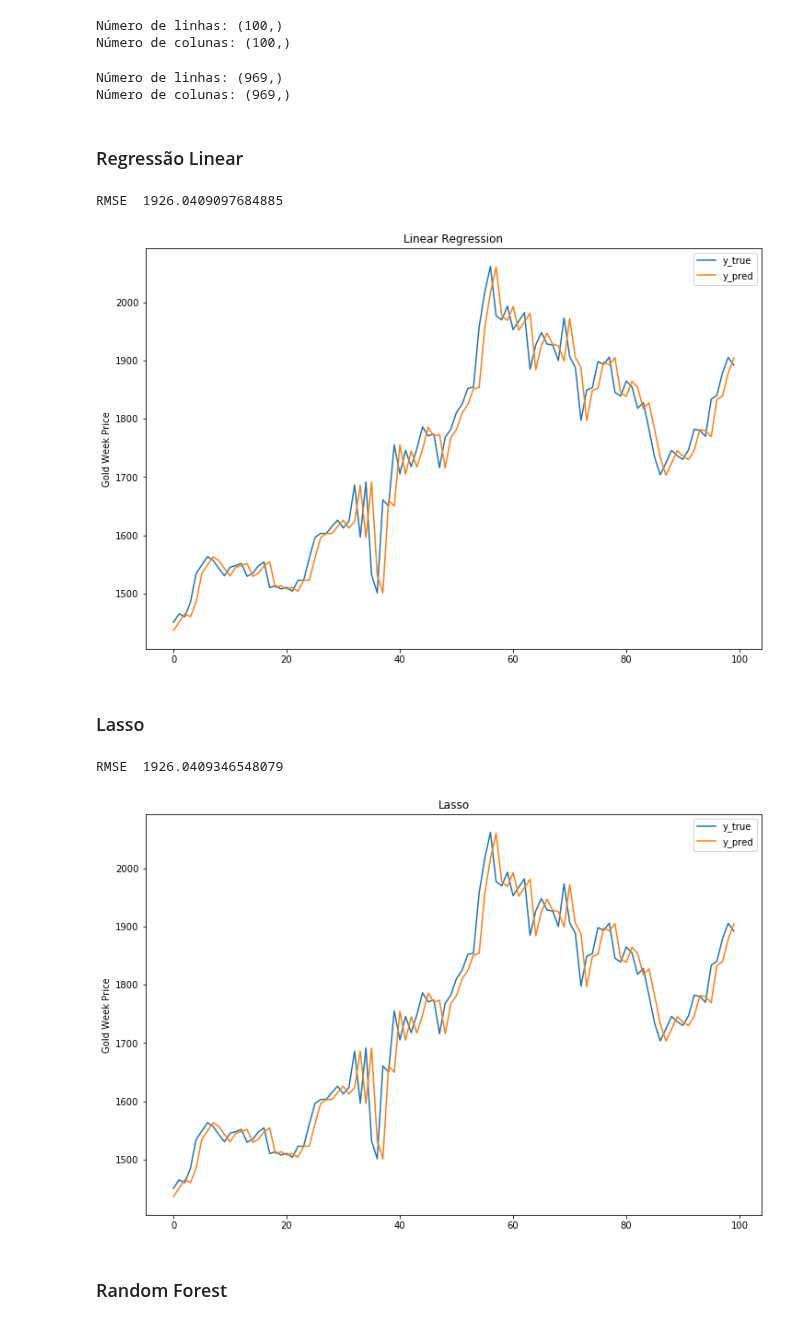
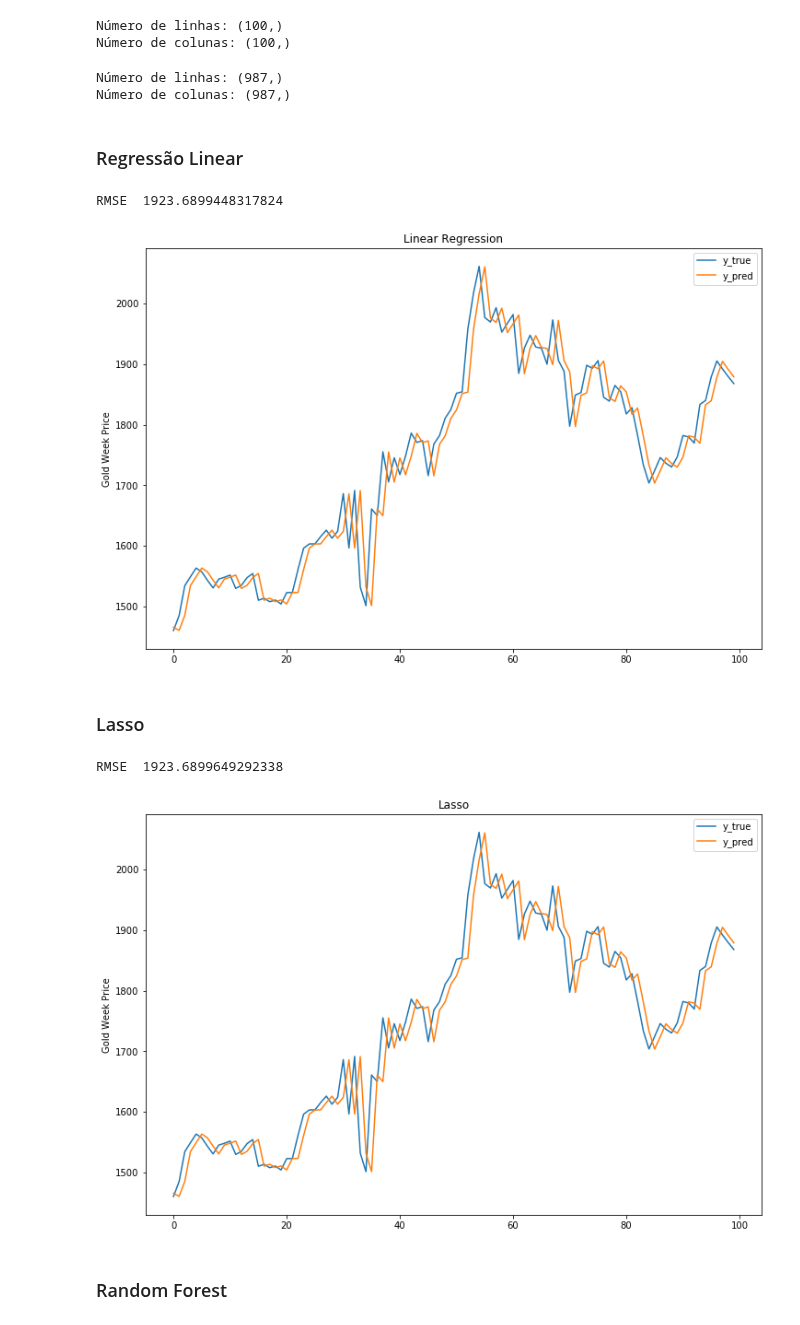
Before and after one commit to andisantos/MO431-432, a Jupyter notebook: MO432/T3/dre.ipynb, the cells around one changed output. Drawn from its saved outputs; the diff is of its cells as text; code cells hidden in the pictures.

```diff
--- a/MO432/T3/dre.ipynb
+++ b/MO432/T3/dre.ipynb
@@ -31,7 +33,3 @@ gold.head()
 | 1093 | 02/07/2000 | 283.2 |
 | 1092 | 09/07/2000 | 281.1 |
 | 1091 | 16/07/2000 | 280.1 |
-# %%
-gold.columns = ['data', 'today_price']
-gold['data']= pd.to_datetime(gold.data)
-gold.head()
@@ -44,0 +36,13 @@ gold.head()
+# %%
+gold['data']= pd.to_datetime(gold.data, dayfirst=True) #transform data into datetime
+gold['last_week_price'] = gold.today_price.shift(1)
+filtro = np.where(gold['today_price'] > gold['last_week_price'], 1, 0)
+gold['target_subida'] = filtro
+gold['next_week_price'] = gold.today_price.shift(-1)
+gold['delta'] = gold.today_price - gold.last_week_price
+gold['m3'] = gold.today_price.rolling(window=3).mean().shift()
+gold['m5'] = gold.today_price.rolling(window=5).mean().shift()
+gold['m7'] = gold.today_price.rolling(window=7).mean().shift()
+gold['m9'] = gold.today_price.rolling(window=9).mean().shift()
+gold.dropna(inplace=True)
+gold.head()
@@ -59,23 +69,0 @@ sns.lineplot(x=gold.data,y=gold.today_price)
-# %%
-# gold['last_week_price'] = gold.today_price.shift(1)
-# filtro = np.where(gold['today_price'] > gold['last_week_price'], 1, 0)
-# gold['target_subida'] = filtro
-# gold['next_week_price'] = gold.today_price.shift(-1)
-# gold['delta'] = gold.today_price - gold.last_week_price
-# gold['m3'] = gold.today_price.rolling(window=3).mean()
-# gold['m5'] = gold.today_price.rolling(window=5).mean()
-# gold['m7'] = gold.today_price.rolling(window=7).mean()
-# gold['m9'] = gold.today_price.rolling(window=9).mean()
-# gold.dropna(inplace=True)
-
-gold['last_week_price'] = gold.today_price.shift(1)
-filtro = np.where(gold['today_price'] > gold['last_week_price'], 1, 0)
-gold['target_subida'] = filtro
-gold['next_week_price'] = gold.today_price.shift(-1)
-gold['delta'] = gold.today_price - gold.last_week_price
-gold['m3'] = gold.today_price.rolling(window=3).mean()
-gold['m5'] = gold.today_price.rolling(window=5).mean()
-gold['m7'] = gold.today_price.rolling(window=7).mean()
-gold['m9'] = gold.today_price.rolling(window=9).mean()
-gold.dropna(inplace=True)
-gold.head()
@@ -113,10 +94,10 @@ Número de colunas: (100,)
 # %%
 X_train_numpy = gold['today_price'].head(-100).to_numpy()
 y_train_numpy = gold['next_week_price'].head(-100).to_numpy()
-print("Número de linhas: {}\nNúmero de colunas: {}".format(X_train_numpy.shape, y_train.shape))
+print("Número de linhas: {}\nNúmero de colunas: {}".format(X_train_numpy.shape, y_train_numpy.shape))
 # %% [output]
-Número de linhas: (969,)
-Número de colunas: (969,)
+Número de linhas: (987,)
+Número de colunas: (987,)
 # %%
 X_train_numpy = X_train_numpy.reshape(-1, 1)
 X_test_numpy = X_test_numpy.reshape(-1, 1)
@@ -129,19 +110,19 @@ rmse = mean_squared_error(y_test_numpy, y_pred, squared=True)
 print("RMSE ", rmse)
 plot_graph(y_test_numpy, y_pred, "Linear Regression")
 # %% [output]
-RMSE  1926.0409097684885
+RMSE  1923.6899448317824
-[figure, old version]
+[figure, new version]
 # %% [markdown]
 ### Lasso
 # %%
 ridge = Ridge().fit(X_train_numpy, y_train_numpy)
 y_pred = ridge.predict(X_test_numpy)
-rmse = mean_squared_error(y_test, y_pred, squared=True)
+rmse = mean_squared_error(y_test_numpy, y_pred, squared=True)
 print("RMSE ", rmse)
 plot_graph(y_test_numpy, y_pred, "Lasso")
 # %% [output]
-RMSE  1926.0409346548079
+RMSE  1923.6899649292338
-[figure, old version]
+[figure, new version]
 # %% [markdown]
 ### Random Forest
 # %%
```
Also changed, not shown: parts of 11 cells of this notebook.
